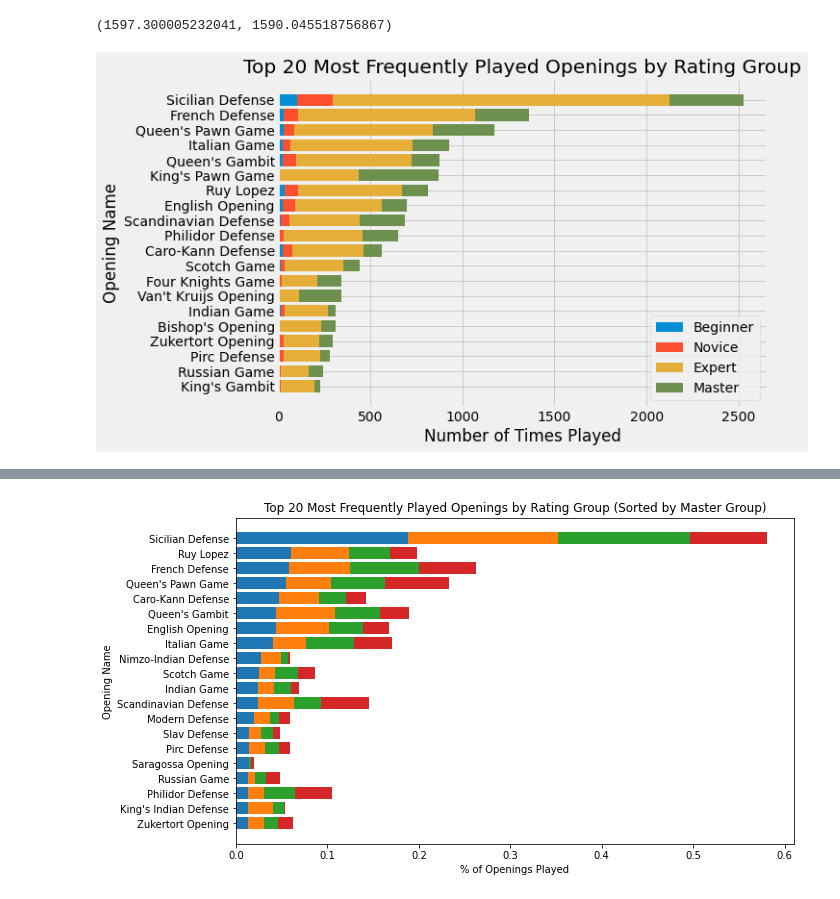
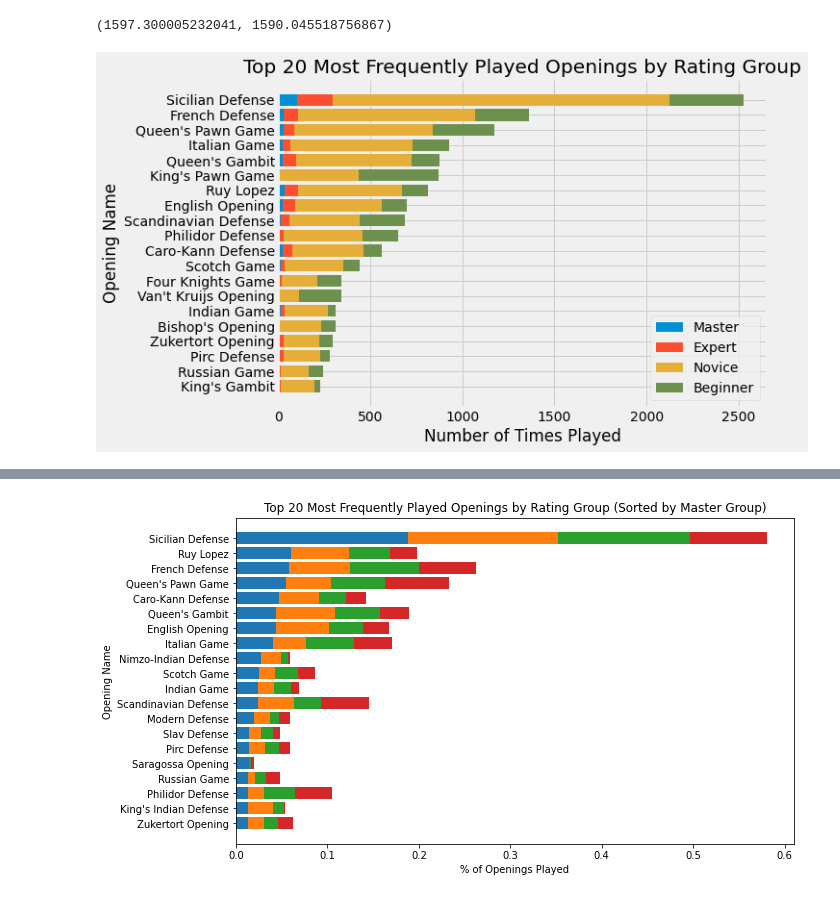
Before and after one commit to rmesrobi/Chess-Openings-EDA, a Jupyter notebook: chess_EDA_Final.ipynb, the cells around one changed output, grey strips where cells are left out. Drawn from its saved outputs; the diff is of its cells as text; code cells hidden in the pictures.

```diff
--- a/chess_EDA_Final.ipynb
+++ b/chess_EDA_Final.ipynb
@@ -203,24 +203,24 @@ openings_grouped.sort_values(by = 'total', ascending = False, inplace = True)
 # %%
 #top 20 most frequent openings played by ranking group
 fig, ax = plt.subplots(1,1, figsize = (10,6))
 labels = ['Beginner', 'Novice', 'Expert', 'Master']
 x_pos = [i for i in openings_grouped.index[0:20]]
 b = np.array(openings_grouped['Beginner'][0:20])
 n = np.array(openings_grouped['Novice'][0:20])
 e = np.array(openings_grouped['Expert'][0:20])
 m = np.array(openings_grouped['Master'][0:20])
 ax.set_title('Top 20 Most Frequently Played Openings by Rating Group')
 ax.set_ylabel('Opening Name')
 ax.set_xlabel('Number of Times Played')
-ax.barh(x_pos, m, label = labels[0])
-ax.barh(x_pos, e, left = m, label = labels[1])
-ax.barh(x_pos, n, left = m + e, label = labels[2])
-ax.barh(x_pos, b, left = m + e + n, label = labels[3])
+ax.barh(x_pos, m, label = labels[3])
+ax.barh(x_pos, e, left = m, label = labels[2])
+ax.barh(x_pos, n, left = m + e, label = labels[1])
+ax.barh(x_pos, b, left = m + e + n, label = labels[0])
 ax.set_ylim(ax.get_ylim()[::-1])
 ax.legend()
 plt.savefig('images/top_20_openings.png', bbox_inches = "tight");
 # %% [output]
-[figure, old version]
+[figure, new version]
 # %%
 openings_grouped.sort_values(by = 'Master', ascending = False, inplace = True)
 # %%
```
Also changed, not shown: parts of 4 cells of this notebook, 3 other files.
